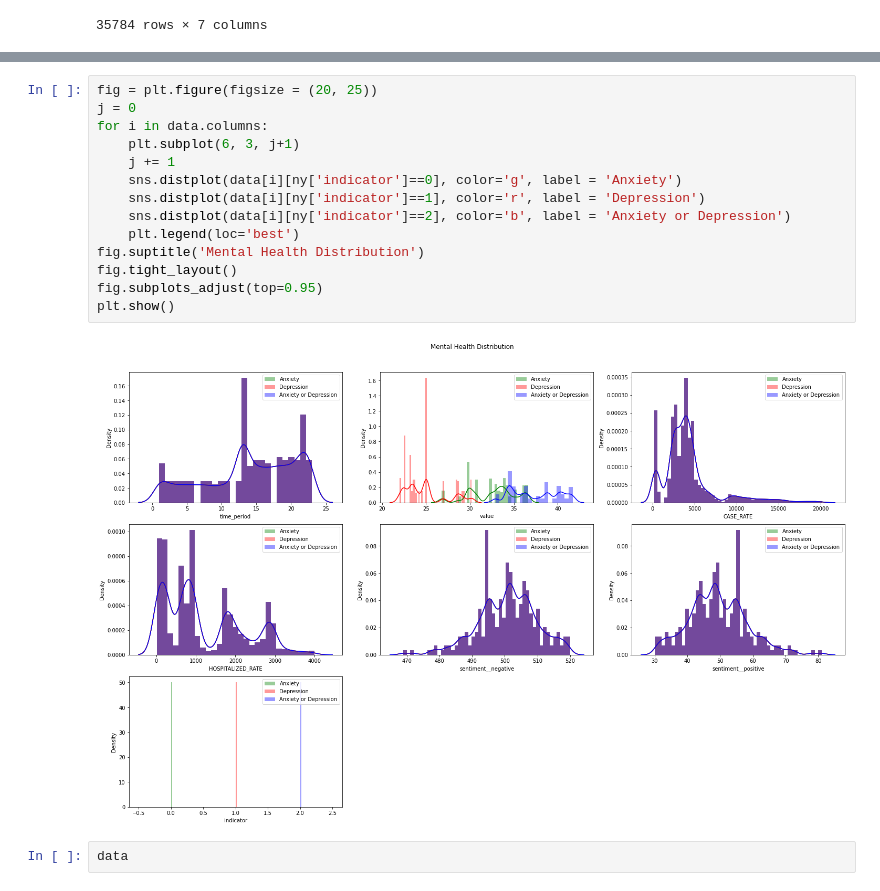
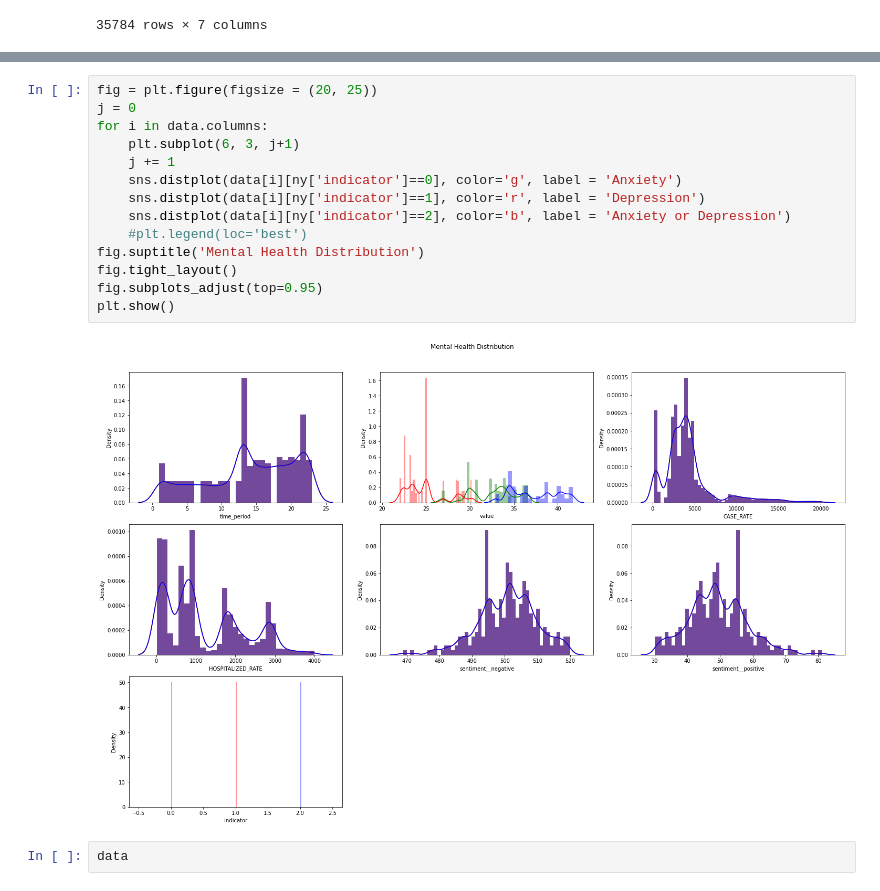
Before and after one commit to christophersingh/Mental-Health-Classification-Research, a Jupyter notebook: Statistical_Significance.ipynb, the cells around one changed output, grey strips where cells are left out. Saved outputs shown, nothing was run; the diff lists cells and outputs as text.

```diff
--- a/Statistical_Significance.ipynb
+++ b/Statistical_Significance.ipynb
@@ -306,19 +350,19 @@ data
 # %%
 fig = plt.figure(figsize = (20, 25))
 j = 0
 for i in data.columns:
     plt.subplot(6, 3, j+1)
     j += 1
     sns.distplot(data[i][ny['indicator']==0], color='g', label = 'Anxiety')
     sns.distplot(data[i][ny['indicator']==1], color='r', label = 'Depression')
     sns.distplot(data[i][ny['indicator']==2], color='b', label = 'Anxiety or Depression')
-    plt.legend(loc='best')
+    #plt.legend(loc='best')
 fig.suptitle('Mental Health Distribution')
 fig.tight_layout()
 fig.subplots_adjust(top=0.95)
 plt.show()
 # %% [output]
-[figure, old version]
+[figure, new version]
 # %%
 data
 # %% [output]
```
Also changed, not shown: parts of 6 cells of this notebook.
